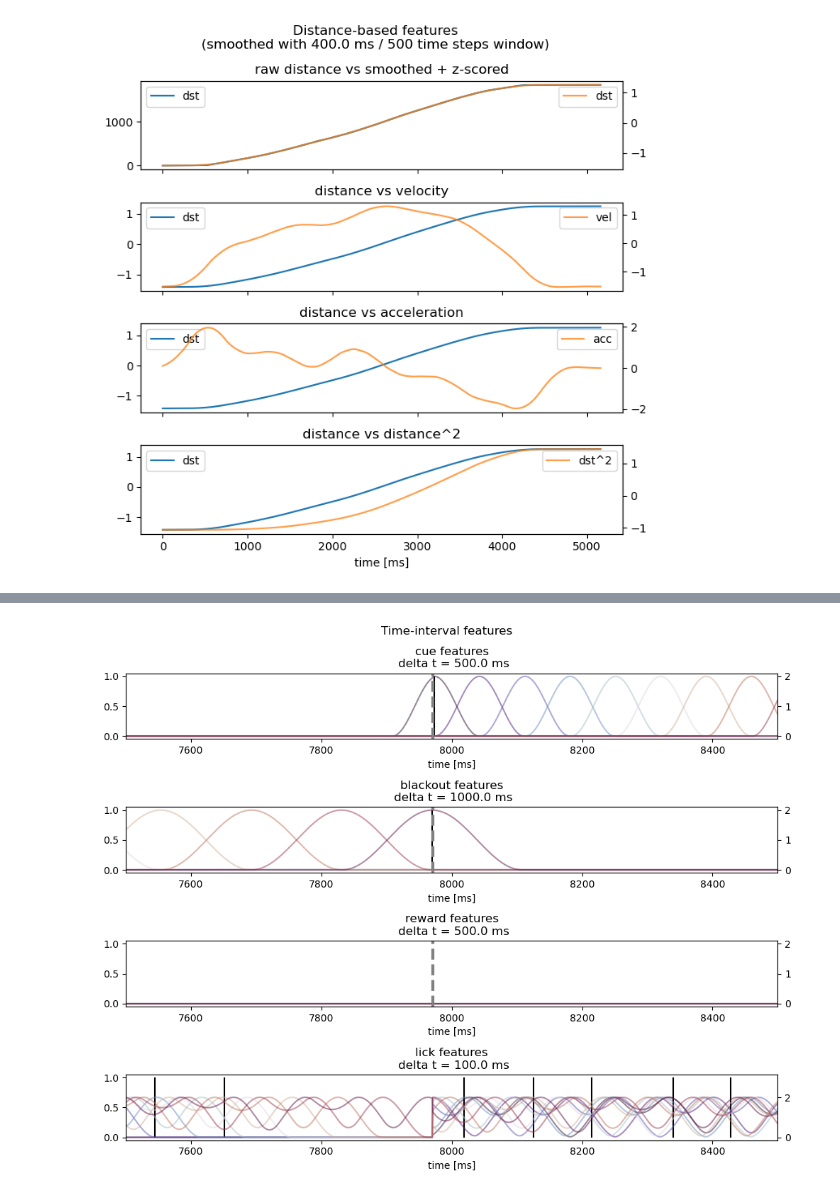
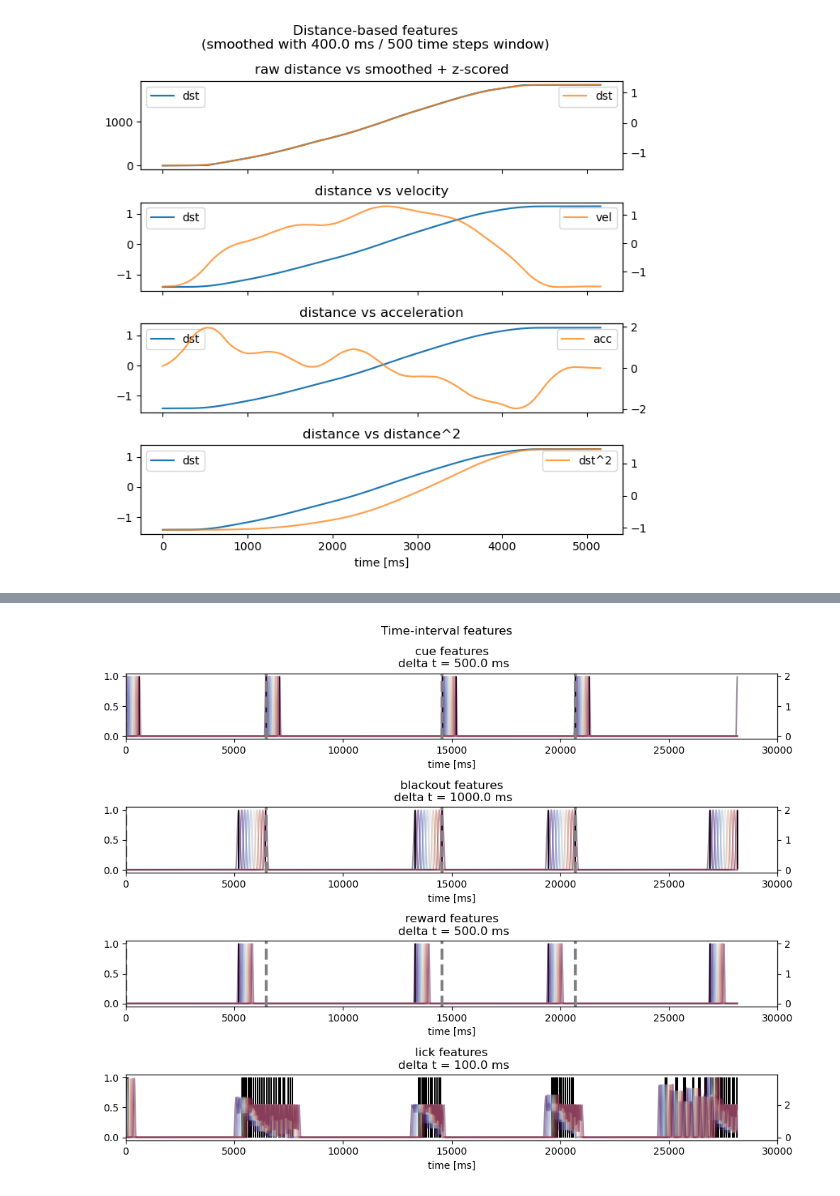
Before and after one commit to the-wang-lab/active_task_encoding_model, a Jupyter notebook: visualize_data.ipynb, the cells around one changed output, grey strips where cells are left out. Drawn from its saved outputs; the diff is of its cells as text; code cells hidden in the pictures.

```diff
--- a/visualize_data.ipynb
+++ b/visualize_data.ipynb
@@ -516,64 +463,6 @@ fig.tight_layout()
-# %%
-# plot time-interval features
-ns = [2, 4] # select trials
-raw = pd.concat([ gr_raw.get_group(n) for n in ns ])
-prc = pd.concat([ gr_prc.get_group(n) for n in ns ])
-
-fig, axarr = plt.subplots(nrows=4, figsize=(10, 8))
-fig.suptitle('Time-interval features')
-
-def vlines(df, cols):
-    for col in cols:
-        y = df.loc[:, col]
-        x = np.arange(len(y.index))
-        ax.vlines(x, 0, y, color='k')
-
-def plot(df, cols):
-    color = lambda x: plt.cm.twilight_shifted(x / len(cols))
-    for i, col in enumerate(cols):
-        y = df.loc[:, col]
-        x = np.arange(len(y.index))
-        ax.plot(x, y, c=color(i), alpha=0.5)
-
-def trial(df):
-    t = df.loc[:,'trial']
-    for i in t.unique():
-        idx = t.loc[ t == i ].index[0]
-        x = np.where(t.index == idx)[0]
-        ax.axvline(x, c='grey', lw=3, ls='--')
-
-
-ax = axarr[0]
-ax.set_title('cue features\n delta t = {} ms'.format(str(steps2ms(d_cue))))
-vlines(raw, ['cue_on', 'cue_off'])
-ax = ax.twinx()
-plot(prc, [ i for i in prc.columns if i.startswith('cue_')])
-trial(prc)
-
-ax = axarr[1]
-ax.set_title('blackout features\n delta t = {} ms'.format(str(steps2ms(d_blk))))
-vlines(raw, ['blk_on', 'blk_off'])
-ax = ax.twinx()
-plot(prc, [ i for i in prc.columns if i.startswith('blk_')])
-trial(prc)
-
-ax = axarr[2]
-ax.set_title('reward features\n delta t = {} ms'.format(str(steps2ms(d_rwd))))
-vlines(raw, ['rwd'])
-ax = ax.twinx()
-plot(prc, [ i for i in prc.columns if i.startswith('rwd_')])
-trial(prc)
-
-ax = axarr[3]
-ax.set_title('lick features\n delta t = {} ms'.format(str(steps2ms(d_lck))))
-vlines(raw, ['lck'])
-ax = ax.twinx()
-plot(prc, [ i for i in prc.columns if i.startswith('lck_')])
-
-for ax in axarr:
-    ax.set_xlabel('time [ms]')
-    ax.set_xlim(7500, 8500)
-
-fig.tight_layout()
-# %% [output]
-[figure, removed]
+# %%
+for ax in axarr:
+    ax.set_xlim(0, 30000)
+fig
+# %% [output]
+[figure, added]
```
Also changed, not shown: parts of 4 cells of this notebook.
